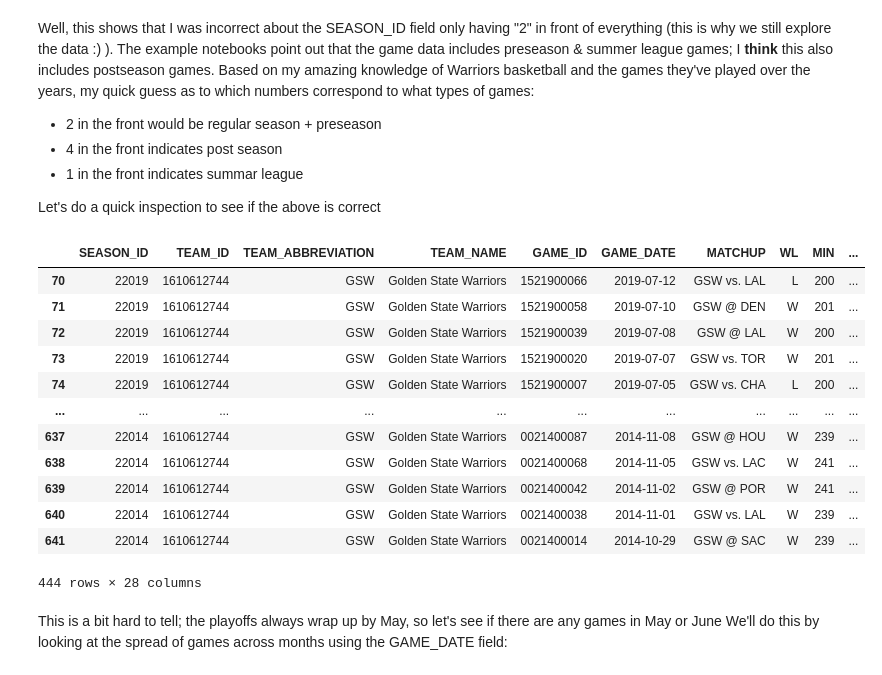
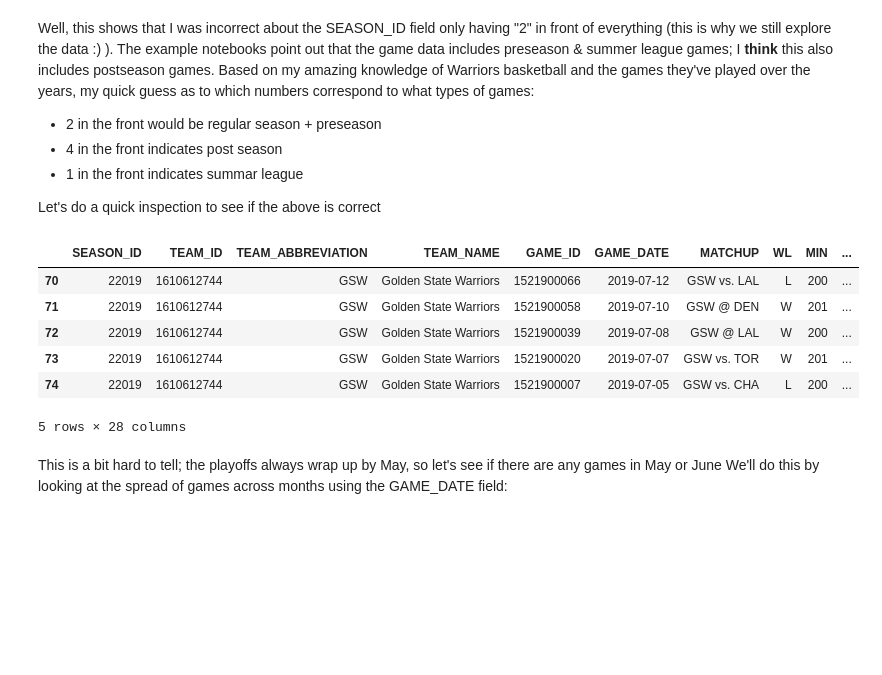
Before and after one commit to njfritter/Characteristic-Based-Time-Series-Clustering, a Jupyter notebook: rCode2012/notebooks/nba_data_gsw_dynasty_games_exploratory_analysis.ipynb, the cells around one changed output. Saved outputs shown, nothing was run; the diff lists cells and outputs as text; code cells hidden in the pictures; blank space fills up the shorter version.

```diff
--- a/rCode2012/notebooks/nba_data_gsw_dynasty_games_exploratory_analysis.ipynb
+++ b/rCode2012/notebooks/nba_data_gsw_dynasty_games_exploratory_analysis.ipynb
@@ -107,21 +97,15 @@ Well, this shows that I was incorrect about the SEASON_ID field only having "2"
 Let's do a quick inspection to see if the above is correct
 # %%
 regular_preseason = dynasty_games.loc[dynasty_games['SEASON_ID'].str.startswith('2'),:]
-regular_preseason
+display(regular_preseason.head(5))
 # %% [output]
 |  | SEASON_ID | TEAM_ID | TEAM_ABBREVIATION | TEAM_NAME | GAME_ID | GAME_DATE | MATCHUP | WL | MIN | ... |
 | 70 | 22019 | 1610612744 | GSW | Golden State Warriors | 1521900066 | 2019-07-12 | GSW vs. LAL | L | 200 | ... |
 | 71 | 22019 | 1610612744 | GSW | Golden State Warriors | 1521900058 | 2019-07-10 | GSW @ DEN | W | 201 | ... |
 | 72 | 22019 | 1610612744 | GSW | Golden State Warriors | 1521900039 | 2019-07-08 | GSW @ LAL | W | 200 | ... |
 | 73 | 22019 | 1610612744 | GSW | Golden State Warriors | 1521900020 | 2019-07-07 | GSW vs. TOR | W | 201 | ... |
 | 74 | 22019 | 1610612744 | GSW | Golden State Warriors | 1521900007 | 2019-07-05 | GSW vs. CHA | L | 200 | ... |
-| ... | ... | ... | ... | ... | ... | ... | ... | ... | ... | ... |
-| 637 | 22014 | 1610612744 | GSW | Golden State Warriors | 0021400087 | 2014-11-08 | GSW @ HOU | W | 239 | ... |
-| 638 | 22014 | 1610612744 | GSW | Golden State Warriors | 0021400068 | 2014-11-05 | GSW vs. LAC | W | 241 | ... |
-| 639 | 22014 | 1610612744 | GSW | Golden State Warriors | 0021400042 | 2014-11-02 | GSW @ POR | W | 241 | ... |
-| 640 | 22014 | 1610612744 | GSW | Golden State Warriors | 0021400038 | 2014-11-01 | GSW vs. LAL | W | 239 | ... |
-| 641 | 22014 | 1610612744 | GSW | Golden State Warriors | 0021400014 | 2014-10-29 | GSW @ SAC | W | 239 | ... |
-444 rows × 28 columns
+5 rows × 28 columns
 # %% [markdown]
 This is a bit hard to tell; the playoffs always wrap up by May, so let's see if there are any games in May or June
 We'll do this by looking at the spread of games across months using the GAME_DATE field:
```
Also changed, not shown: parts of 15 cells of this notebook.
